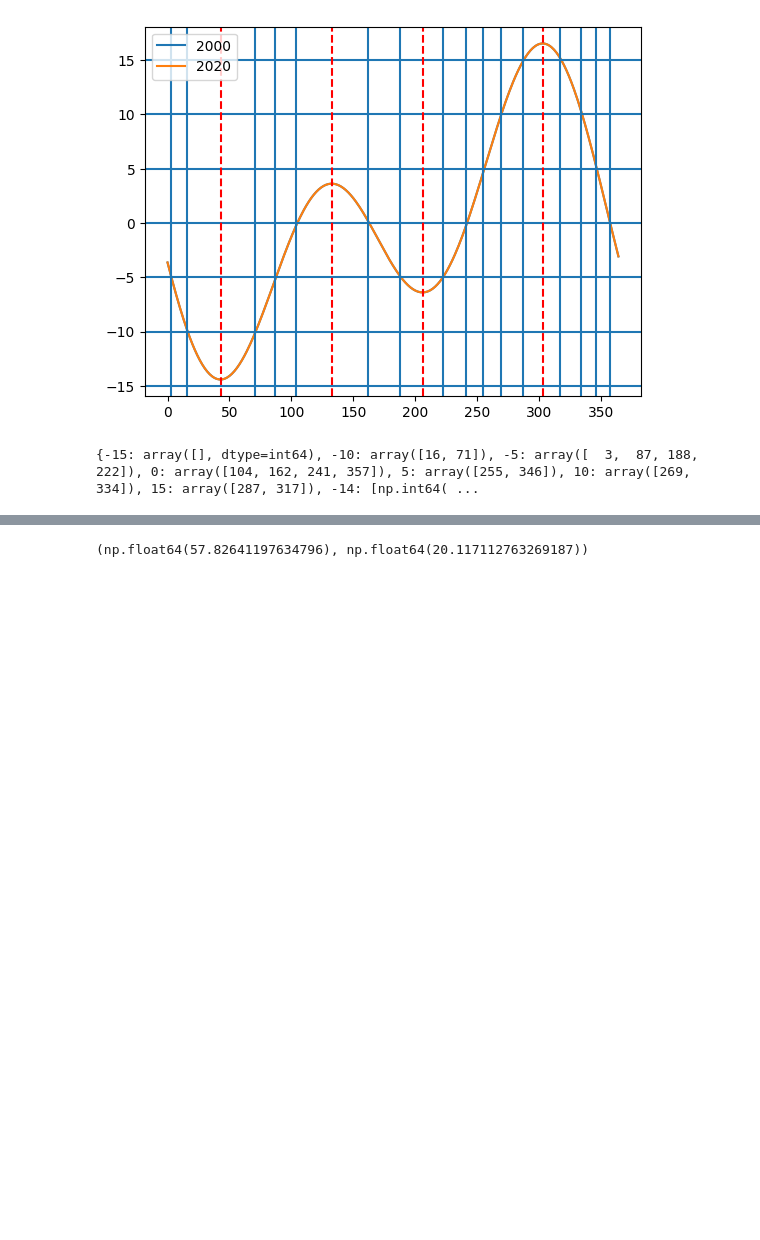
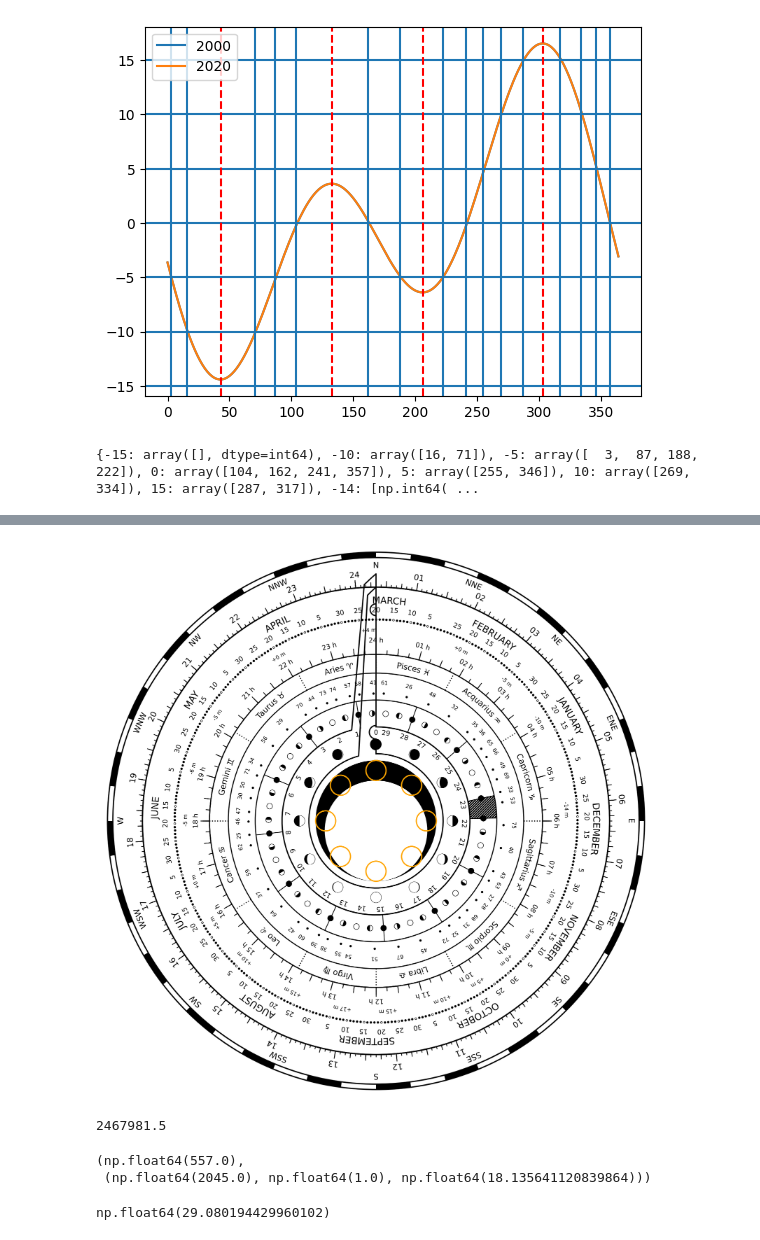
Before and after one commit to Giacomo-Menegatti/HARey_constellations_cards, a Jupyter notebook: curved.ipynb, the cells around one changed output, grey strips where cells are left out. Cells and saved outputs as stored; diff of their text form; code cells hidden in the pictures; blank space fills up the shorter version.

Commit message:
finished volvella code, needs refactoring

```diff
--- a/curved.ipynb
+++ b/curved.ipynb
@@ -106,3 +108,39 @@ def circle_index(ax, r_in, r_out, r_cut=0.0, cut_size=0.0, index_angle=np.pi/12,
     plot_x, plot_y = np.concat([plot_x, [0]]), np.concat([plot_y, [r_in]])
 
     ax.plot(plot_x, plot_y, lw=lw, color=color)
+# %%
+def julian2yeardate(JD):
+    JD = JD + 0.5
+    Z = np.trunc(JD)
+    F = JD - Z
+    if Z < 2299161:
+        A = Z
+    else:
+        alpha = np.trunc((Z - 1867216.25)/36524.25)
+        A = Z + 1 + alpha - np.trunc(alpha/4)
+    B = A + 1524
+    C = np.trunc((B - 122.1)/365.25)
+    D = np.trunc(365.25 * C)
+    E = np.trunc((B - D)/30.6001)
+    day = B - D - np.trunc(30.6001 * E) + F
+    if E < 14:
+        month = E - 1
+    else:
+        month = E - 13
+    if month > 2:
+        year = C - 4716
+    else:
+        year = C - 4715
+    return year, month, day
+# %%
+def new_moon_date(k):
+    new_moon_ref = 2451550.09765
+    synodic_month = 29.530588853
+    return julian2yeardate(new_moon_ref + synodic_month*k)
+
+def first_year_new_moon(year):
+    new_moon_ref = 2451550.09765
+    synodic_month = 29.530588853
+    JD_year_start = date2julian(datetime.strptime(f'1-1-{year} 0:00', '%d-%m-%Y %H:%M'))
+    k_new_moon = np.ceil((JD_year_start - new_moon_ref) / synodic_month)
+    return k_new_moon, julian2yeardate(new_moon_ref + synodic_month*k_new_moon)
@@ -108,0 +153,3 @@ def circle_index(ax, r_in, r_out, r_cut=0.0, cut_size=0.0, index_angle=np.pi/12,
+# %%
+new_moons = {year: first_year_new_moon(year)[1][2] for year in range(2025, 2076)}
+new_moons = {k : v for k, v in sorted(new_moons.items(), key= lambda item : item[1])}
@@ -336,4 +431,6 @@ def plot_volvella(save_folder, figsize = 8, long = 0, GMT=0, ratio = 5):
     # Plot the preview
     plt.show(fig[0])
 # %%
-plot_volvella('m', long = 10, GMT=1)
+plot_volvella('m', long = 10, GMT=1, ratio = 3)
+# %% [output]
+[figure, added]
@@ -342,4 +437,10 @@ from HARey.astro_projection import ecliptic2radec
-# %%
-ecliptic2radec(60,0)
-# %% [output]
-(np.float64(57.82641197634796), np.float64(20.117112763269187))
+# %%
+first_year_new_moon(2045)
+# %% [output]
+2467981.5
+(np.float64(557.0),
+ (np.float64(2045.0), np.float64(1.0), np.float64(18.135641120839864)))
+# %%
+new_moons[2025]
+# %% [output]
+np.float64(29.080194429960102)
```
Also changed, not shown: parts of 7 cells of this notebook, 5 other files.
